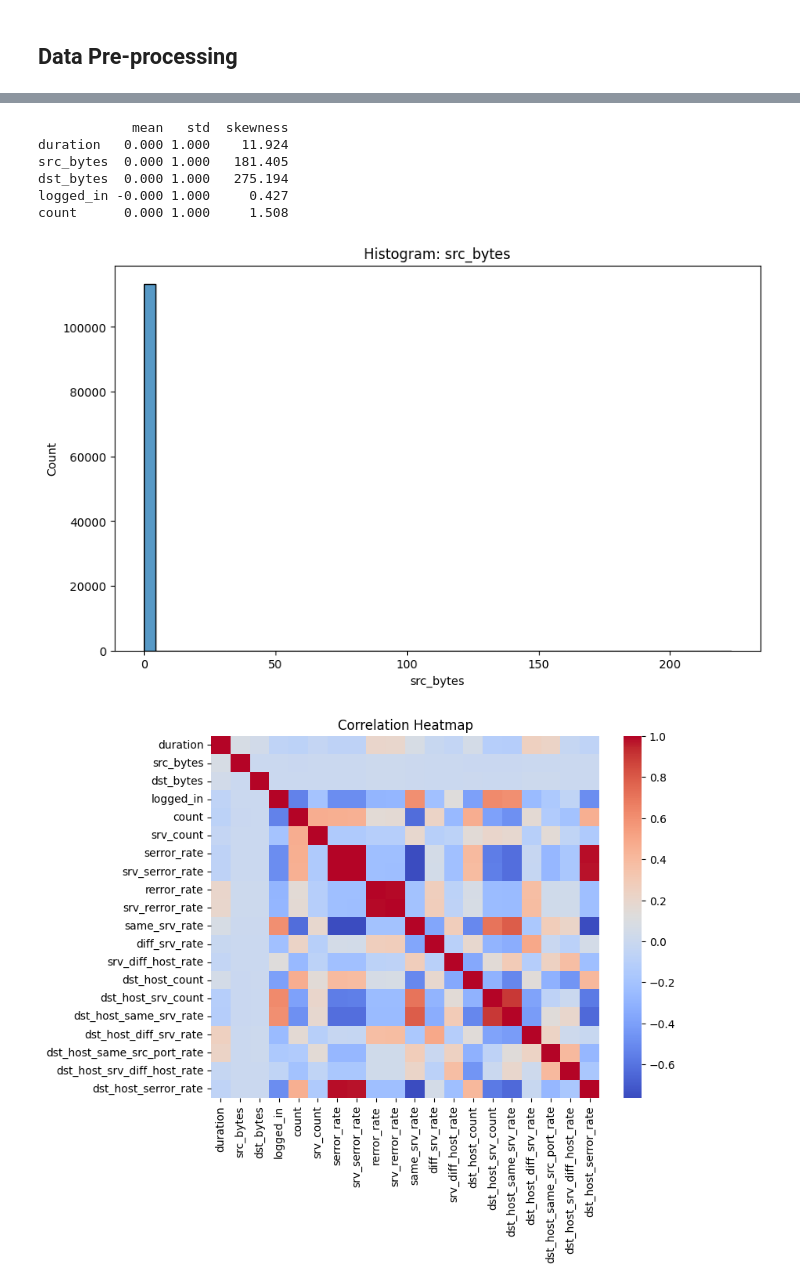
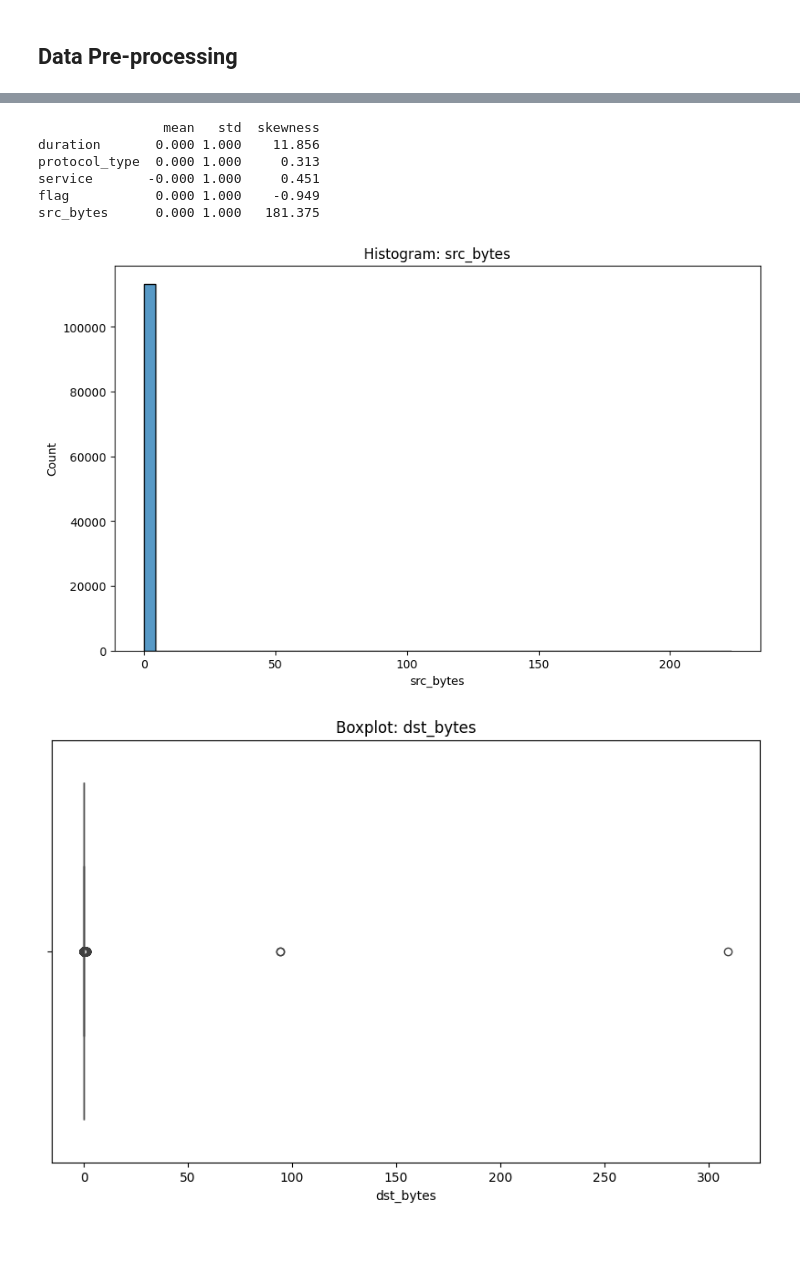
Before and after one commit to Yash-Annapure/Machine_learning_final_project, a Jupyter notebook: final_project_code.ipynb, the cells around one changed output, grey strips where cells are left out. Drawn from its saved outputs; the diff is of its cells as text; code cells hidden in the pictures; blank space fills up the shorter version.

```diff
--- a/final_project_code.ipynb
+++ b/final_project_code.ipynb
@@ -193,7 +192,11 @@ array(['normal', 'attack'], dtype=object)
 df['label'] = df['label'].apply(lambda x: 0 if x == 'normal' else 1)
 # %%
-# Encode categorical features
-df = pd.get_dummies(df, columns=['protocol_type','service','flag'])
+# Encoding categorical features into numeric values.
+categorical_cols = ['protocol_type', 'service', 'flag']
+encoder = LabelEncoder()
+
+for col in categorical_cols:
+    df[col] = encoder.fit_transform(df[col])
 # %%
 # Train-test split
 X = df.drop(['label', 'level'], axis=1)
@@ -320,21 +321,25 @@ stats = X_train_scaled.describe().T[['mean','std']]
 stats['skewness'] = X_train_scaled.skew(numeric_only=True)
 print(stats.head())
 # %% [output]
-            mean   std  skewness
-duration   0.000 1.000    11.924
-src_bytes  0.000 1.000   181.405
-dst_bytes  0.000 1.000   275.194
-logged_in -0.000 1.000     0.427
-count      0.000 1.000     1.508
+                mean   std  skewness
+duration       0.000 1.000    11.856
+protocol_type  0.000 1.000     0.313
+service       -0.000 1.000     0.451
+flag           0.000 1.000    -0.949
+src_bytes      0.000 1.000   181.375
 # %%
 sns.histplot(X_train_scaled['src_bytes'], bins=50)
 plt.title("Histogram: src_bytes")
+plt.show()
+
+sns.boxplot(x=X_train_scaled['dst_bytes'])
+plt.title("Boxplot: dst_bytes")
 plt.show()
 
 plt.figure(figsize=(8,6))
 sns.heatmap(X_train_scaled.corr(numeric_only=True), cmap='coolwarm')
 plt.title("Correlation Heatmap")
 plt.show()
 # %% [output]
 [figure]
-[figure, old version]
+[figure, new version]
```
Also changed, not shown: parts of 36 cells of this notebook.
